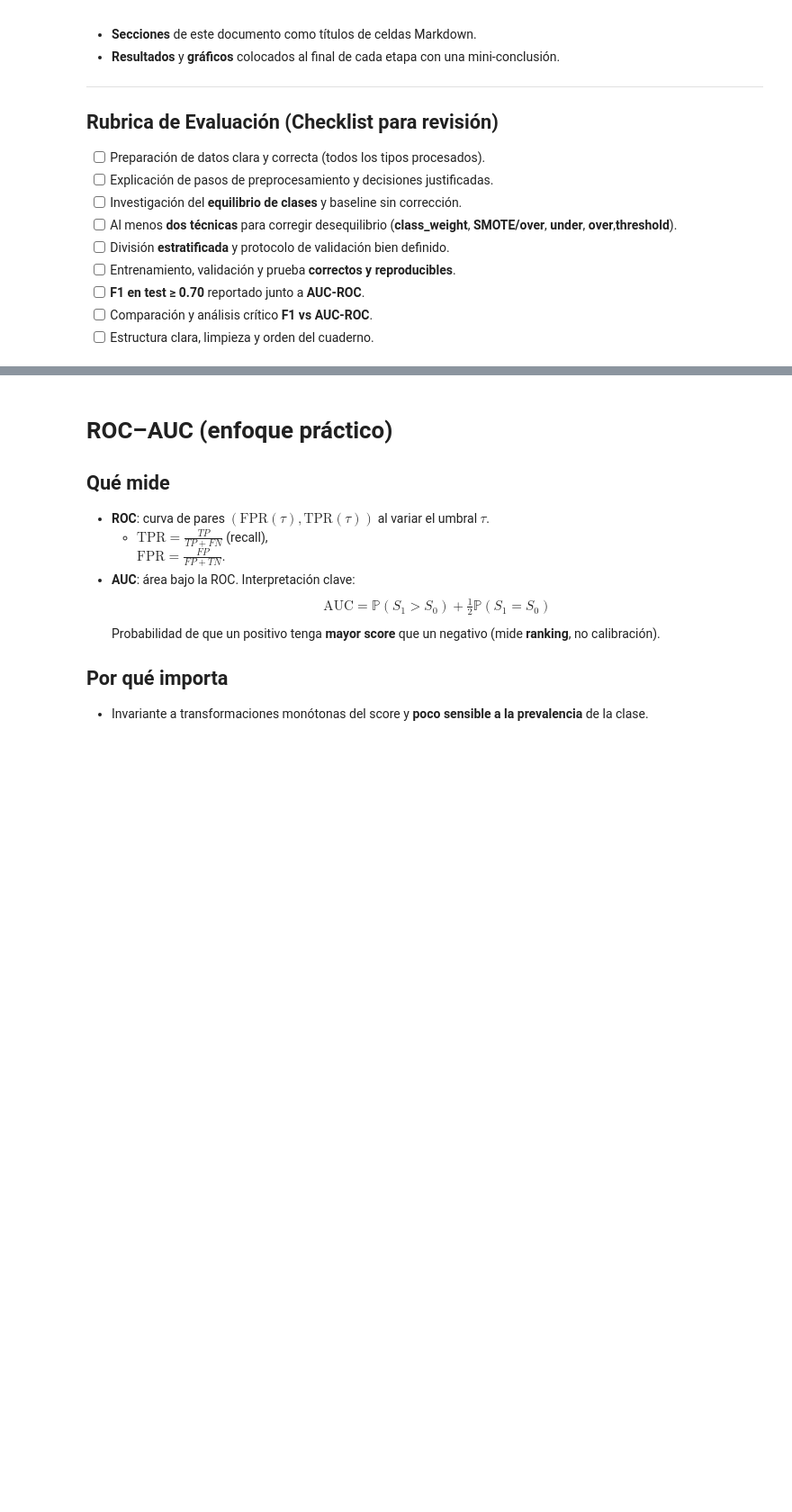
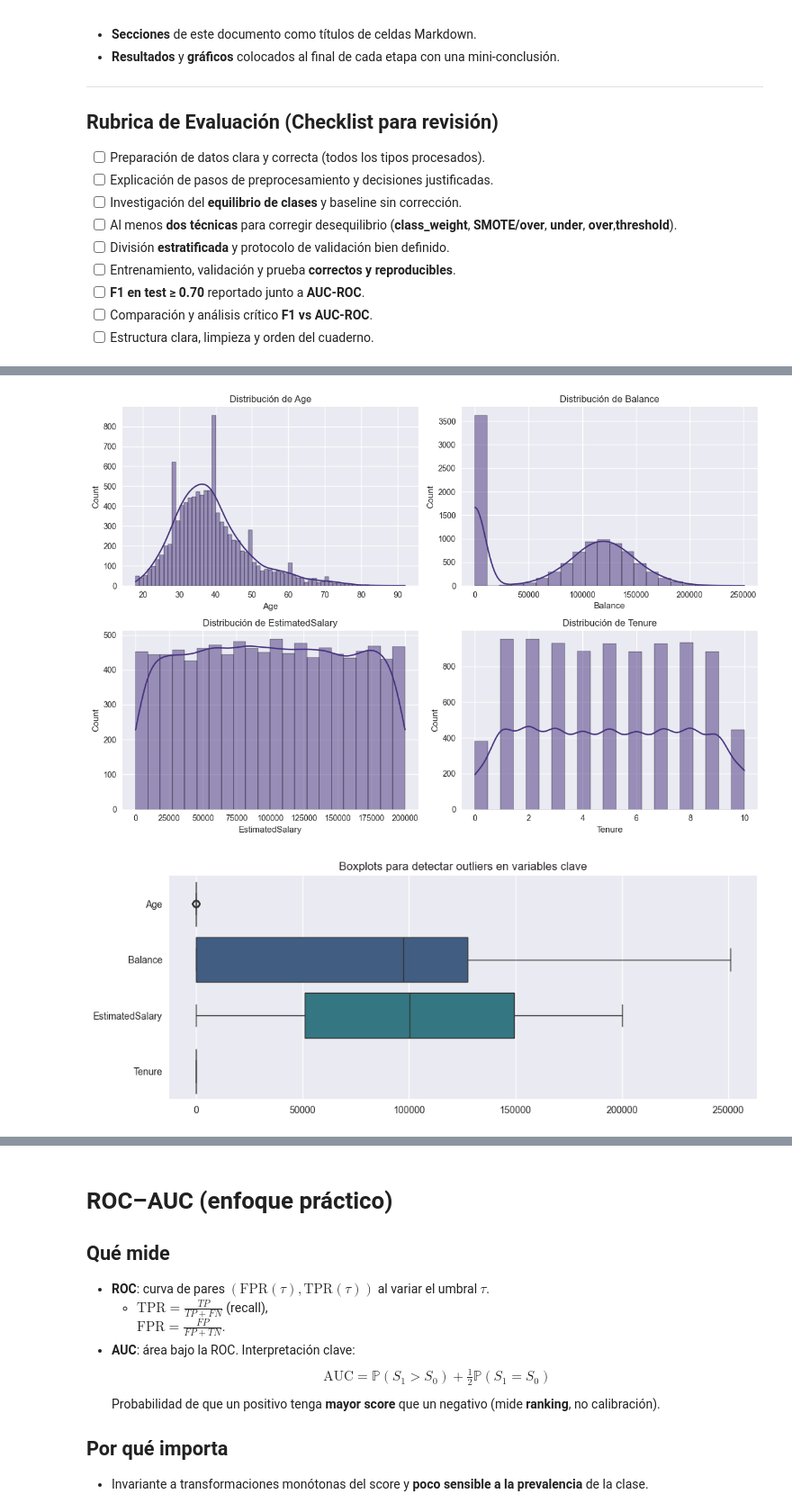
Before and after one commit to RickParra96/Taller-2-Fundamento-de-Ciencia-de-Datos, a Jupyter notebook: Taller_2_nombre_apellido.ipynb, the cells around one changed output, grey strips where cells are left out. Shown at 90% size. Saved outputs shown, nothing was run; the diff lists cells and outputs as text; code cells hidden in the pictures; blank space fills up the shorter version.

```diff
--- a/Taller_2_nombre_apellido.ipynb
+++ b/Taller_2_nombre_apellido.ipynb
@@ -206,0 +210,12 @@ Exportar el modelo como binario
+# %%
+import pandas as pd
+import numpy as np
+import matplotlib.pyplot as plt
+import seaborn as sns
+from IPython.display import display
+
+plt.style.use('seaborn-v0_8')
+sns.set_palette('viridis')
+
+df = pd.read_csv('Churn.csv')
+print(f"Shape: {df.shape[0]} filas × {df.shape[1]} columnas")
@@ -206,0 +299,18 @@ Exportar el modelo como binario
+# %%
+# 2.3.3 Distribuciones y posibles outliers
+features = ['Age', 'Balance', 'EstimatedSalary', 'Tenure']
+fig, axes = plt.subplots(2, 2, figsize=(12, 8))
+for ax, col in zip(axes.flat, features):
+    sns.histplot(data=df, x=col, kde=True, ax=ax)
+    ax.set_title(f'Distribución de {col}')
+plt.tight_layout()
+plt.show()
+
+fig, ax = plt.subplots(figsize=(10, 4))
+sns.boxplot(data=df[features], orient='h', ax=ax)
+ax.set_title('Boxplots para detectar outliers en variables clave')
+plt.tight_layout()
+plt.show()
+# %% [output]
+[figure, added]
+[figure, added]
```
Also changed, not shown: parts of 27 cells of this notebook, 1 other file.
